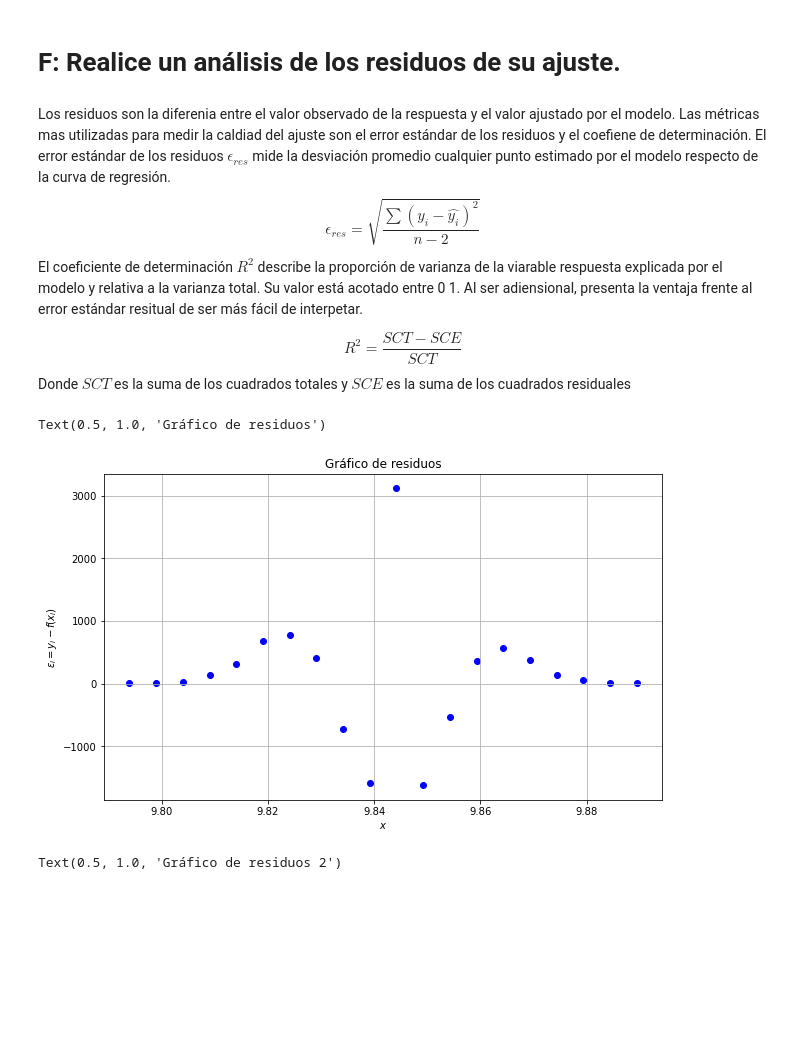
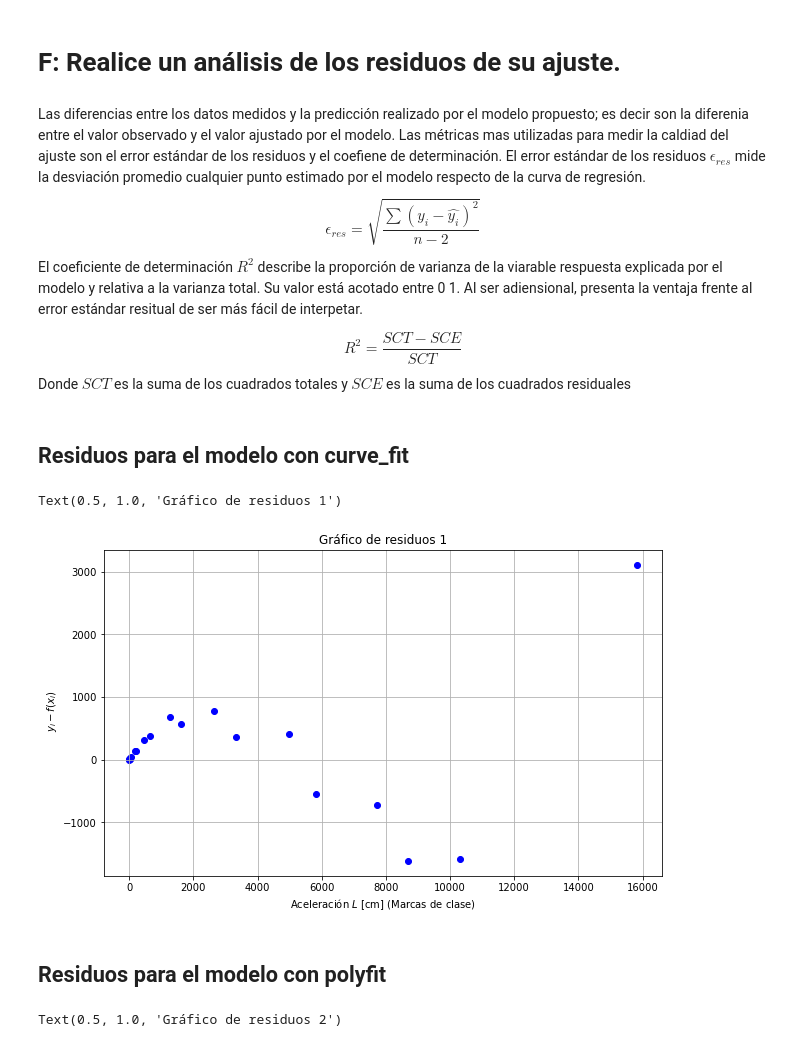
Before and after one commit to fis-udec-2019/Tareas-S4, a Jupyter notebook: Laboratorio 1/Tarea 3/Script/TA3LAB1.ipynb, the cells around one changed output. Drawn from its saved outputs; the diff is of its cells as text; code cells hidden in the pictures; blank space fills up the shorter version.

```diff
--- a/Laboratorio 1/Tarea 3/Script/TA3LAB1.ipynb
+++ b/Laboratorio 1/Tarea 3/Script/TA3LAB1.ipynb
@@ -124,25 +195,24 @@ print(gaussiana)
 ## Ajuste con curve_fit
 # %%
 xx = np.linspace(np.min(a_z),np.max(a_z), 2000)
-bin_centres = (bin_edges[:-1] + bin_edges[1:])/2 #(valor del centro de cada "bins")
+bin_centers = (bin_edges[:-1] + bin_edges[1:])/2 #(valor del centro de cada "bins" o marca de clase) (perdida de grados de libertad)
 def gauss(x, *p):
     A, B, C = p
-    return (A/x) *np.exp((-(x-B)**2)/(2*(C**2)))
+    return (A) *np.exp((-(x-B)**2)/(2*(C**2))) #función gaussiana definida explicitamente
 
 # pk es la estimación inicial de los coeficientes de ajuste (A, B y C)
 pk = [0, 1, 2]
 
 #coeff = parámetros óptimos hallados y matrix = es la matriz de covarianza de los parámetros hallados.
 
-coeff,matrix = curve_fit(gauss, bin_centres, hist,pk)
-A,B,C = coeff
-hist_ajustado = gauss(bin_centres, *coeff)  #curva ajustada
+coeff,matrix = curve_fit(gauss, bin_centers, hist,pk) #funcion curve fit que entrega un arreglo con dos arreglos
+
+hist_ajustado = gauss(bin_centers, *coeff)  #curva ajustada
 
 plt.figure(figsize=(10,6))
-plt.scatter(bin_centres,hist, color = "black")
-#plt.plot(bin_centres, hist,color = "olive")
-plt.plot(bin_centres, hist_ajustado, label='Curva ajustada sobre una partición de P(20) ',color = "red")
-plt.plot(xx,gauss(xx,*coeff), label='Curva ajutada sobre una partición más fina ',color = "green")
+plt.scatter(bin_centers,hist, color = "black")
+#plt.plot(bin_centers, hist,color = "olive")
+plt.plot(xx,gauss(xx,*coeff), label='Curva ajutada',color = "green")
 plt.hist(a_z, bins=20, color='blue',alpha=0.5,rwidth=0.96)
 plt.title('Gráfico de la curva ajustada al modelo 1')
 plt.ylabel('Frecuencia de la medición')
@@ -227,7 +293,7 @@ plt.legend()
 # %% [markdown]
 # F: Realice un análisis de los residuos de su ajuste.
 # %% [markdown]
-Los residuos son la diferenia entre el valor observado  de la respuesta y el valor ajustado por el modelo. Las métricas mas utilizadas para medir la caldiad del ajuste son el error estándar de los residuos y el coefiene de determinación.  El error estándar de los residuos $\epsilon_{res}$  mide la desviación promedio cualquier punto estimado por el modelo respecto de la curva de regresión.
+Las diferencias entre los datos medidos y la predicción realizado por el modelo propuesto; es decir son la diferenia entre el valor observado  y el valor ajustado por el modelo. Las métricas mas utilizadas para medir la caldiad del ajuste son el error estándar de los residuos y el coefiene de determinación.  El error estándar de los residuos $\epsilon_{res}$  mide la desviación promedio cualquier punto estimado por el modelo respecto de la curva de regresión.
 \begin{equation}
     \epsilon_{res} = \sqrt{ \frac{\sum \left (y_{i}- \hat{y_{i}} \right )^2 }{n-2}}
 \end{equation}
@@ -244,15 +307,18 @@ Donde $SCT$ es la suma de los cuadrados totales y $SCE$ es la suma de los cuadra
+# %% [markdown]
+## Residuos para el modelo con curve_fit
 # %%
-
-
-res = hist - gauss(bin_centres,*coeff)
+res = hist - gauss(bin_centers,*coeff) #(diferencia entre el arrreglo que contiene los datos medidos (frecuencias)
+                         #y los valores proporcionados por el modelo (la función evaluada en la marca de clase)
 
 plt.figure(figsize=(10,6))
-plt.scatter(bin_centres, res, color='blue')
+plt.scatter(hist, res, color='blue') # puntos (frecuncia, residuos)
 plt.grid(True)
-plt.xlabel('$x$')
-plt.ylabel('$\\epsilon_i = y_i -f(x_i)$')
+plt.xlabel('Aceleración $L$ [cm] (Marcas de clase)')
+plt.ylabel('$\\ y_i -f(x_i)$')
 plt.title('Gráfico de residuos 1')
 # %% [output]
-Text(0.5, 1.0, 'Gráfico de residuos')
+Text(0.5, 1.0, 'Gráfico de residuos 1')
-[figure, old version]
+[figure, new version]
+# %% [markdown]
+## Residuos para el modelo con polyfit
 # %%
```
Also changed, not shown: parts of 37 cells of this notebook.
